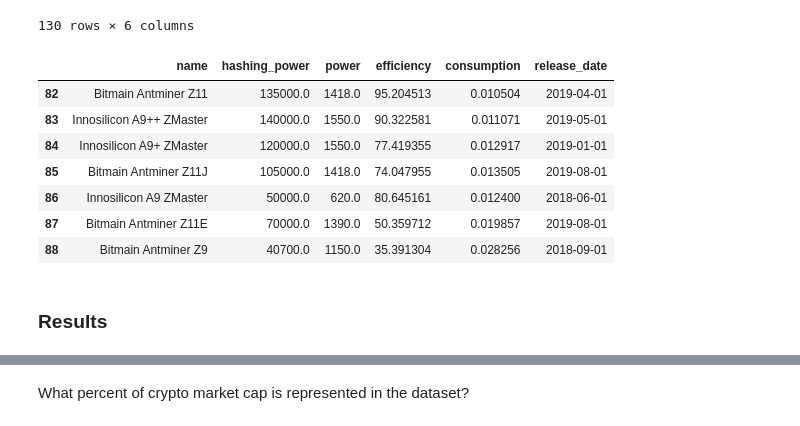
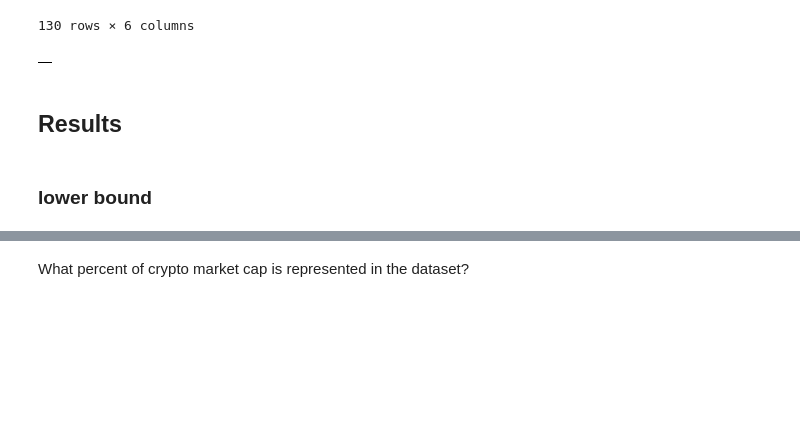
Before and after one commit to Lukasdeloose/sustainable_blockchain, a Jupyter notebook: data_analysis/energy_consumption.ipynb, the cells around one changed output, grey strips where cells are left out. Drawn from its saved outputs; the diff is of its cells as text; code cells hidden in the pictures; blank space fills up the shorter version.

```diff
--- a/data_analysis/energy_consumption.ipynb
+++ b/data_analysis/energy_consumption.ipynb
@@ -261,7 +261,7 @@ def create_profitable_set(coin):
         hardware = algorithm_hardware[coin.algorithm]
         hardware.apply(lambda x: is_profitable(coin,x),axis=1)
         return hardware[hardware.apply(lambda x: is_profitable(coin,x),axis=1)]
-    return 0
+    return pd.DataFrame()
 # %%
 SHA256_hardware = pd.read_csv(HARDWARE_PATH+'SHA256_hardware_clean.csv',index_col=0)
 ethash_hardware = pd.read_csv(HARDWARE_PATH+'ethash_hardware_clean.csv',index_col=0)
@@ -289,15 +289,10 @@ scrypt_hardware
 # %%
 # Create dictionairy that maps coins to their profitable hardware
 coin_prof_hardware_dict = dict(found_missing_difficulty.apply(lambda x: create_profitable_set(x), axis = 1))
-coin_prof_hardware_dict['zcash']
+coin_prof_hardware_dict['monero']
 # %% [output]
-|  | name | hashing_power | power | efficiency | consumption | release_date |
-| 82 | Bitmain Antminer Z11 | 135000.0 | 1418.0 | 95.204513 | 0.010504 | 2019-04-01 |
-| 83 | Innosilicon A9++ ZMaster | 140000.0 | 1550.0 | 90.322581 | 0.011071 | 2019-05-01 |
-| 84 | Innosilicon A9+ ZMaster | 120000.0 | 1550.0 | 77.419355 | 0.012917 | 2019-01-01 |
-| 85 | Bitmain Antminer Z11J | 105000.0 | 1418.0 | 74.047955 | 0.013505 | 2019-08-01 |
-| 86 | Innosilicon A9 ZMaster | 50000.0 | 620.0 | 80.645161 | 0.012400 | 2018-06-01 |
-| 87 | Bitmain Antminer Z11E | 70000.0 | 1390.0 | 50.359712 | 0.019857 | 2019-08-01 |
-| 88 | Bitmain Antminer Z9 | 40700.0 | 1150.0 | 35.391304 | 0.028256 | 2018-09-01 |
+|  |
 # %% [markdown]
-### Results
+## Results
+# %% [markdown]
+### lower bound
```
Also changed, not shown: parts of 15 cells of this notebook.
